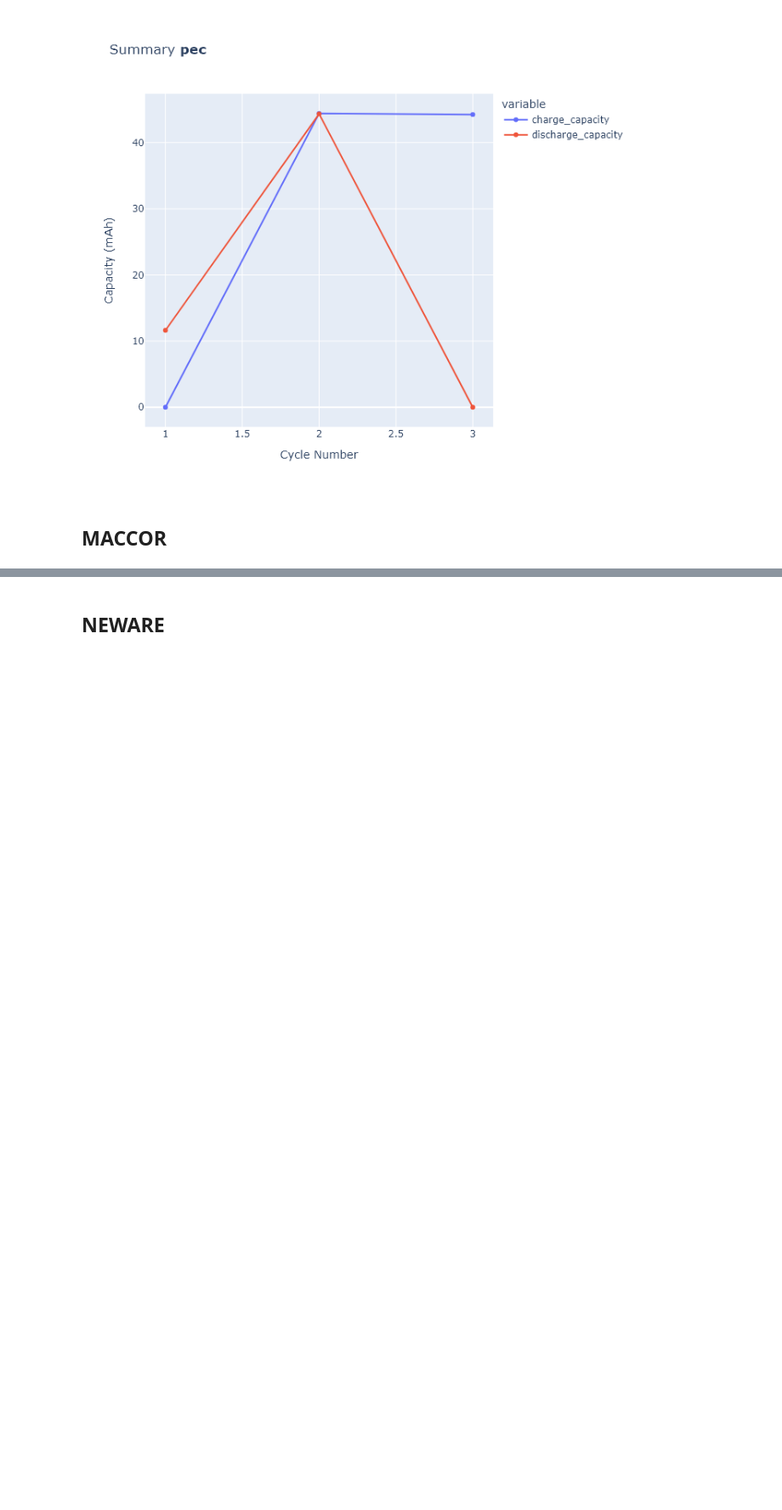
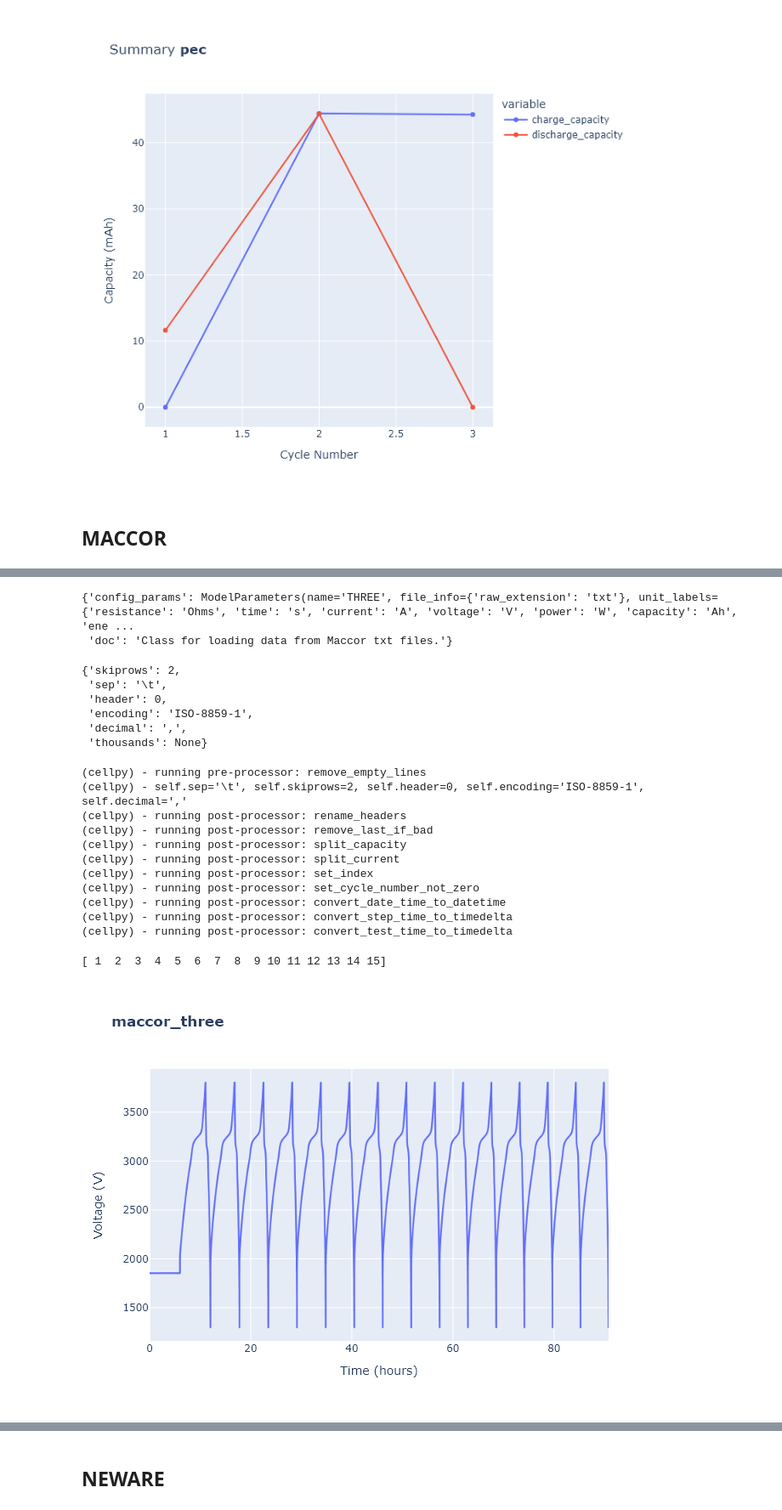
Before and after one commit to jepegit/cellpy, a Jupyter notebook: examples/06_loading_different_formats.ipynb, the cells around one changed output, grey strips where cells are left out. Shown at 85% size. Saved outputs shown, nothing was run; the diff lists cells and outputs as text; code cells hidden in the pictures; blank space fills up the shorter version.

Commit message:
add method to get instrument loader information and include that in the notebook

```diff
--- a/examples/06_loading_different_formats.ipynb
+++ b/examples/06_loading_different_formats.ipynb
@@ -61,0 +60,3 @@ data = pathlib.Path(r"C:\scripting\cellpy_dev_resources\dev_data\simba_Maccor\S4
+# %%
+p = example_data.maccor_file_path()
+print(f"{p.name=}")
@@ -137,0 +113,32 @@ NO-LOADER: 01_WMG_CD_Example MACCOR_voltage profiles.TXT
+# %%
+config["maccor_txt"]["THREE"]
+# %% [output]
+{'config_params': ModelParameters(name='THREE', file_info={'raw_extension': 'txt'}, unit_labels={'resistance': 'Ohms', 'time': 's', 'current': 'A', 'voltage': 'V', 'power': 'W', 'capacity': 'Ah', 'ene ...
+ 'doc': 'Class for loading data from Maccor txt files.'}
+# %%
+config["maccor_txt"]["THREE"]["config_params"].formatters
+# %% [output]
+{'skiprows': 2,
+ 'sep': '\t',
+ 'header': 0,
+ 'encoding': 'ISO-8859-1',
+ 'decimal': ',',
+ 'thousands': None}
+# %%
+c = cellpy.get(p, instrument="maccor_txt", model="THREE", cycle_mode="full_cell")
+print(c.get_cycle_numbers())
+plotutils.raw_plot(c)
+# %% [output]
+(cellpy) - running pre-processor: remove_empty_lines
+(cellpy) - self.sep='\t', self.skiprows=2, self.header=0, self.encoding='ISO-8859-1', self.decimal=','
+(cellpy) - running post-processor: rename_headers
+(cellpy) - running post-processor: remove_last_if_bad
+(cellpy) - running post-processor: split_capacity
+(cellpy) - running post-processor: split_current
+(cellpy) - running post-processor: set_index
+(cellpy) - running post-processor: set_cycle_number_not_zero
+(cellpy) - running post-processor: convert_date_time_to_datetime
+(cellpy) - running post-processor: convert_step_time_to_timedelta
+(cellpy) - running post-processor: convert_test_time_to_timedelta
+[ 1  2  3  4  5  6  7  8  9 10 11 12 13 14 15]
+[figure, added]
```
Also changed, not shown: parts of 17 cells of this notebook, 5 other files.
